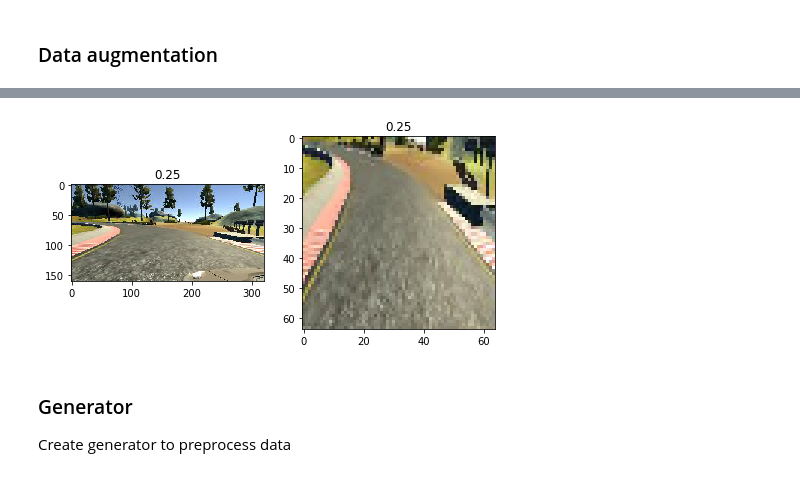
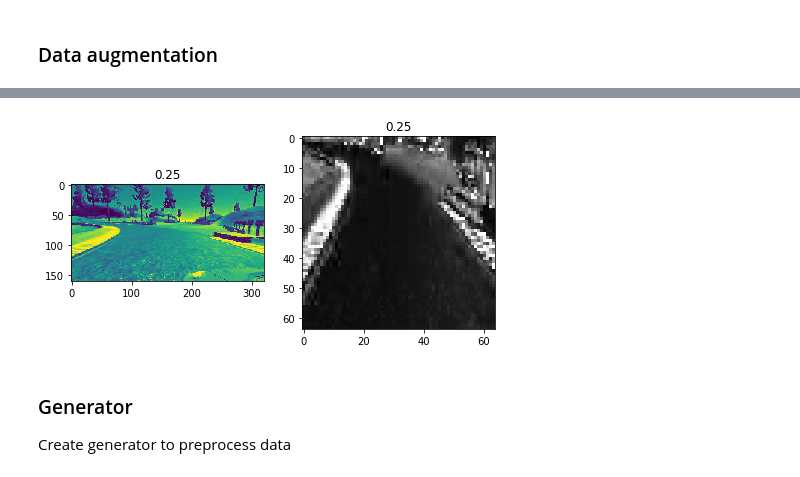
Before and after one commit to husams/Behavioral-Cloning, a Jupyter notebook: nvida.ipynb, the cells around one changed output, grey strips where cells are left out. Drawn from its saved outputs; the diff is of its cells as text; code cells hidden in the pictures.

```diff
--- a/nvida.ipynb
+++ b/nvida.ipynb
@@ -140,17 +160,17 @@ for i in range(size):
 # %%
 plt.figure(figsize=(20,20))
 for i in range(1):
     image, angle = random_camera(data,5)
     plt.subplot(1,size, i+1)
     plt.title(str(angle))
-    plt.imshow(image)
+    plt.imshow(image[:,:,0])
 
     image = preprocess(image)
     plt.subplot(1,size, i+2)
     plt.title(str(angle))
-    plt.imshow(image)
+    plt.imshow(image[:,:,0], cmap='gray')
 # %% [output]
-[figure, old version]
+[figure, new version]
 # %% [markdown]
 ### Generator
 
```
Also changed, not shown: parts of 14 cells of this notebook, 1 other file.
